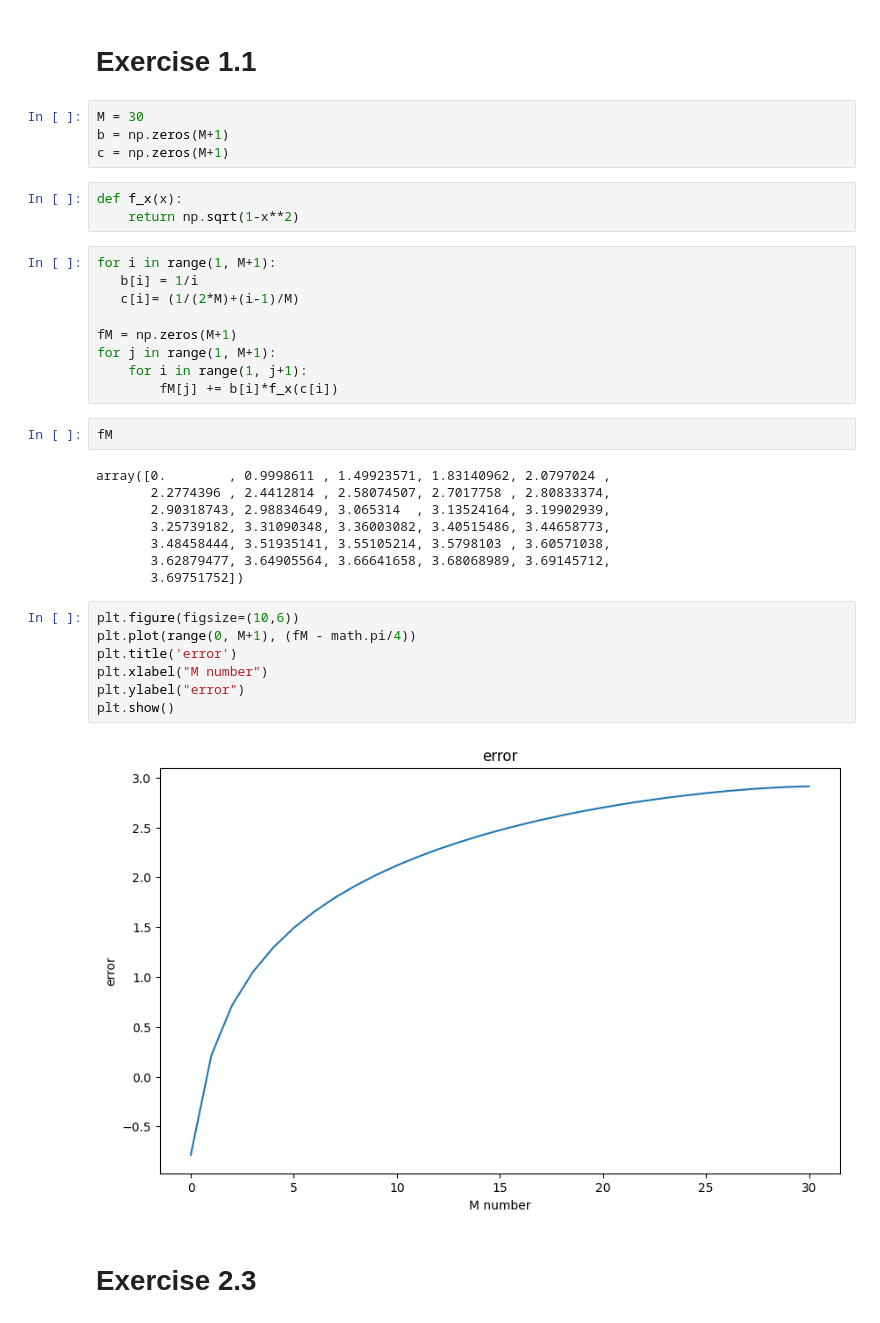
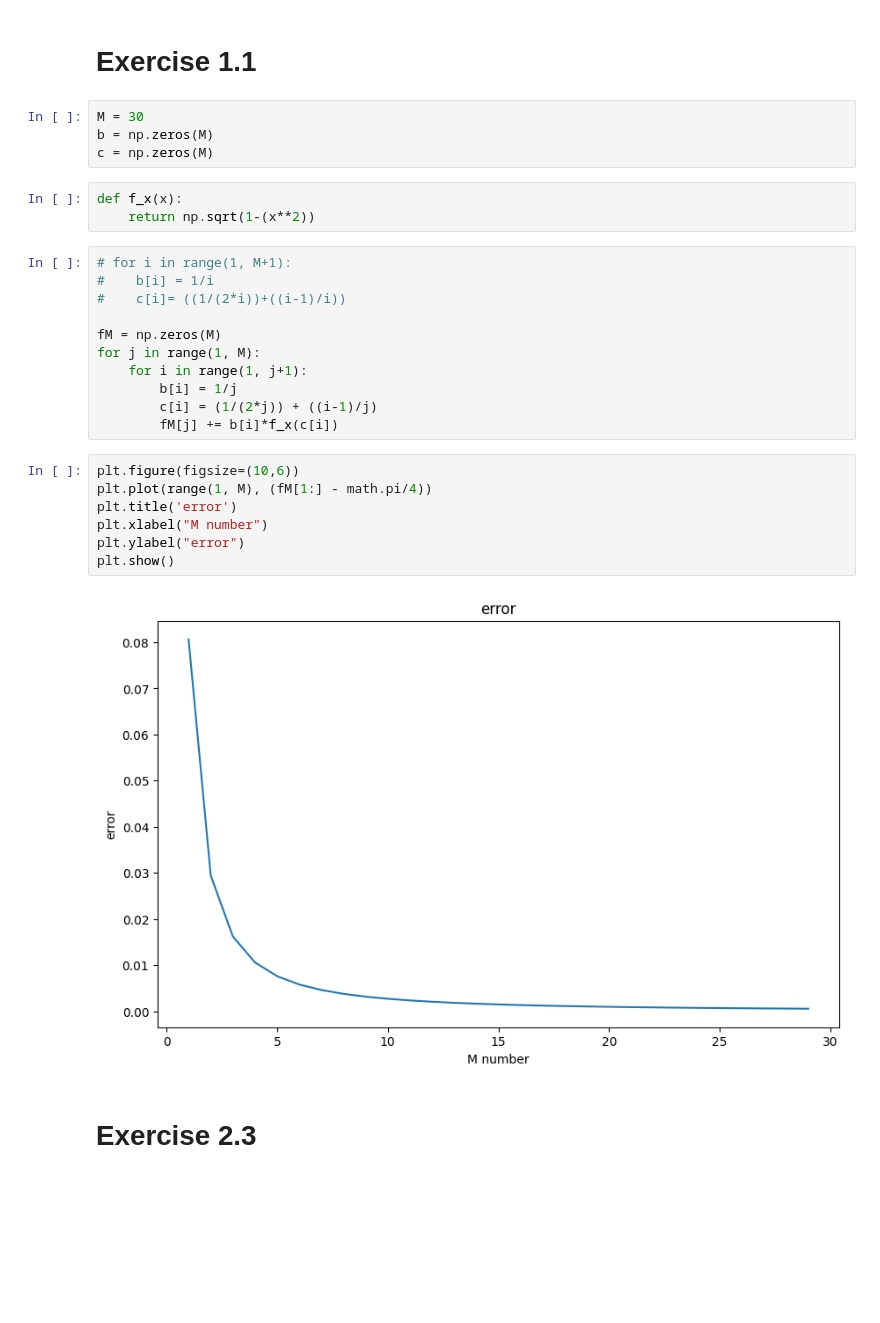
Before and after one commit to Yuvraj-Dhepe/uni_bayesian, a Jupyter notebook: Ex_6/BIADA_sharapova_sheet_6.ipynb, the cells around one changed output. Drawn from its saved outputs; the diff is of its cells as text; blank space fills up the shorter version.

```diff
--- a/Ex_6/BIADA_sharapova_sheet_6.ipynb
+++ b/Ex_6/BIADA_sharapova_sheet_6.ipynb
@@ -7,39 +7,31 @@ import math
 # Exercise 1.1
 # %%
 M = 30
-b = np.zeros(M+1)
-c = np.zeros(M+1)
+b = np.zeros(M)
+c = np.zeros(M)
 # %%
 def f_x(x):
-    return np.sqrt(1-x**2)
+    return np.sqrt(1-(x**2))
 # %%
-for i in range(1, M+1):
-   b[i] = 1/i
-   c[i]= (1/(2*M)+(i-1)/M)
+# for i in range(1, M+1):
+#    b[i] = 1/i
+#    c[i]= ((1/(2*i))+((i-1)/i))
 
-fM = np.zeros(M+1)
-for j in range(1, M+1):
+fM = np.zeros(M)
+for j in range(1, M):
     for i in range(1, j+1):
+        b[i] = 1/j
+        c[i] = (1/(2*j)) + ((i-1)/j)
         fM[j] += b[i]*f_x(c[i])
-# %%
-fM
-# %% [output]
-array([0.        , 0.9998611 , 1.49923571, 1.83140962, 2.0797024 ,
-       2.2774396 , 2.4412814 , 2.58074507, 2.7017758 , 2.80833374,
-       2.90318743, 2.98834649, 3.065314  , 3.13524164, 3.19902939,
-       3.25739182, 3.31090348, 3.36003082, 3.40515486, 3.44658773,
-       3.48458444, 3.51935141, 3.55105214, 3.5798103 , 3.60571038,
-       3.62879477, 3.64905564, 3.66641658, 3.68068989, 3.69145712,
-       3.69751752])
 # %%
 plt.figure(figsize=(10,6))
-plt.plot(range(0, M+1), (fM - math.pi/4))
+plt.plot(range(1, M), (fM[1:] - math.pi/4))
 plt.title('error')
 plt.xlabel("M number")
 plt.ylabel("error")
 plt.show()
 # %% [output]
-[figure, old version]
+[figure, new version]
 # %% [markdown]
 # Exercise 2.3
 # %% [markdown]
```
Also changed, not shown: 1 other file.
